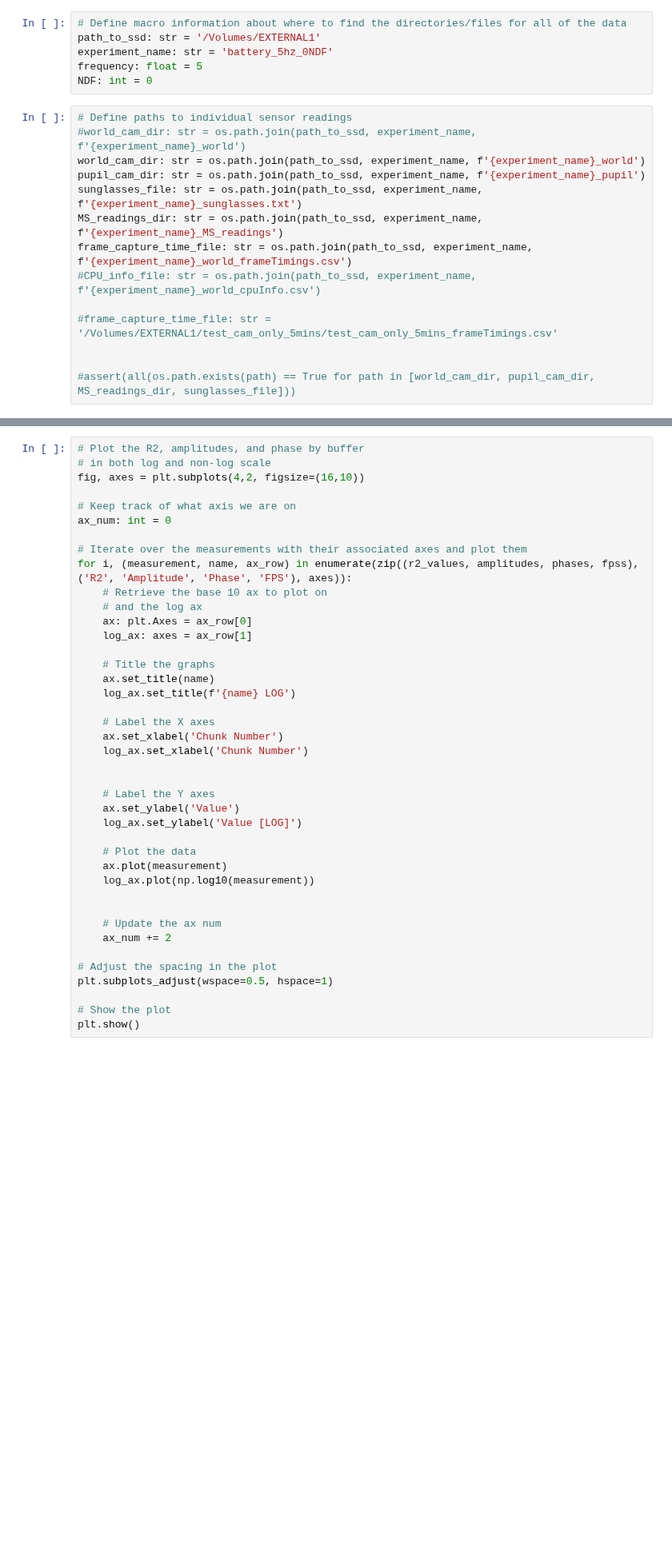
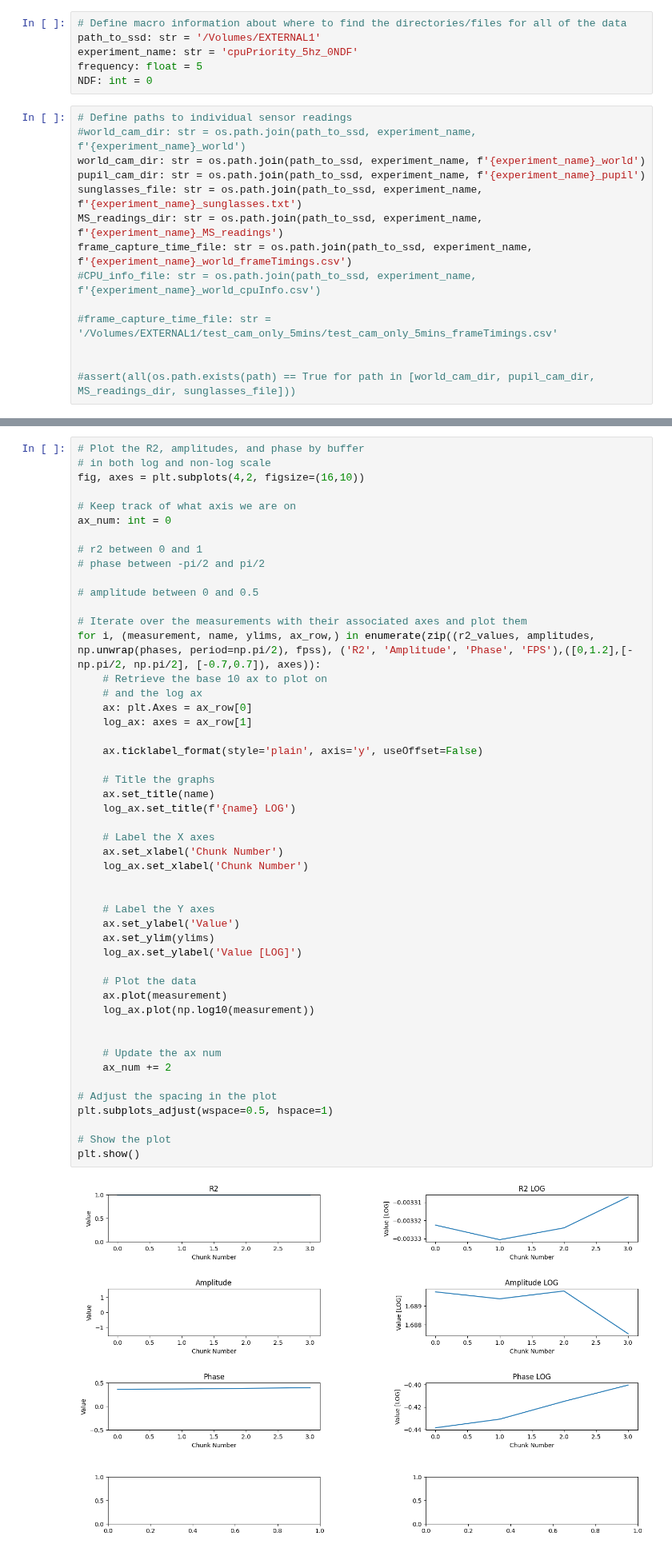
Before and after one commit to gkaguirrelab/combiExperiments, a Jupyter notebook: code/lightLogger/raspberry_pi_firmware/testing.ipynb, the cells around one changed output, grey strips where cells are left out. Shown at 80% size. Cells and saved outputs as stored; diff of their text form; blank space fills up the shorter version.

```diff
--- a/code/lightLogger/raspberry_pi_firmware/testing.ipynb
+++ b/code/lightLogger/raspberry_pi_firmware/testing.ipynb
@@ -17,7 +17,7 @@ import MS_util
 # %%
 # Define macro information about where to find the directories/files for all of the data
 path_to_ssd: str = '/Volumes/EXTERNAL1'
-experiment_name: str = 'battery_5hz_0NDF'
+experiment_name: str = 'cpuPriority_5hz_0NDF'
 frequency: float = 5
 NDF: int = 0
 # %%
@@ -138,39 +161,49 @@ fig, axes = plt.subplots(4,2, figsize=(16,10))
 # Keep track of what axis we are on
 ax_num: int = 0
 
+# r2 between 0 and 1
+# phase between -pi/2 and pi/2
+
+# amplitude between 0 and 0.5
+
 # Iterate over the measurements with their associated axes and plot them
-for i, (measurement, name, ax_row) in enumerate(zip((r2_values, amplitudes, phases, fpss), ('R2', 'Amplitude', 'Phase', 'FPS'), axes)):
+for i, (measurement, name, ylims, ax_row,) in enumerate(zip((r2_values, amplitudes, np.unwrap(phases, period=np.pi/2), fpss), ('R2', 'Amplitude', 'Phase', 'FPS'),([0,1.2],[-np.pi/2, np.pi/2], [-0.7,0.7]), axes)):
     # Retrieve the base 10 ax to plot on
     # and the log ax
     ax: plt.Axes = ax_row[0]
     log_ax: axes = ax_row[1]
+
+    ax.ticklabel_format(style='plain', axis='y', useOffset=False)
 
     # Title the graphs
     ax.set_title(name)
     log_ax.set_title(f'{name} LOG')
 
     # Label the X axes
     ax.set_xlabel('Chunk Number')
     log_ax.set_xlabel('Chunk Number')
 
 
     # Label the Y axes
     ax.set_ylabel('Value')
+    ax.set_ylim(ylims)
     log_ax.set_ylabel('Value [LOG]')
 
     # Plot the data
     ax.plot(measurement)
     log_ax.plot(np.log10(measurement))
 
 
     # Update the ax num
     ax_num += 2
 
 # Adjust the spacing in the plot
 plt.subplots_adjust(wspace=0.5, hspace=1)
 
 # Show the plot
 plt.show()
+# %% [output]
+[figure, added]
 # %%
 avg_r2_100, median_r2_100 = np.mean(r2_values), np.median(r2_values)
 
```
Also changed, not shown: parts of 8 cells of this notebook, 2 other files.
